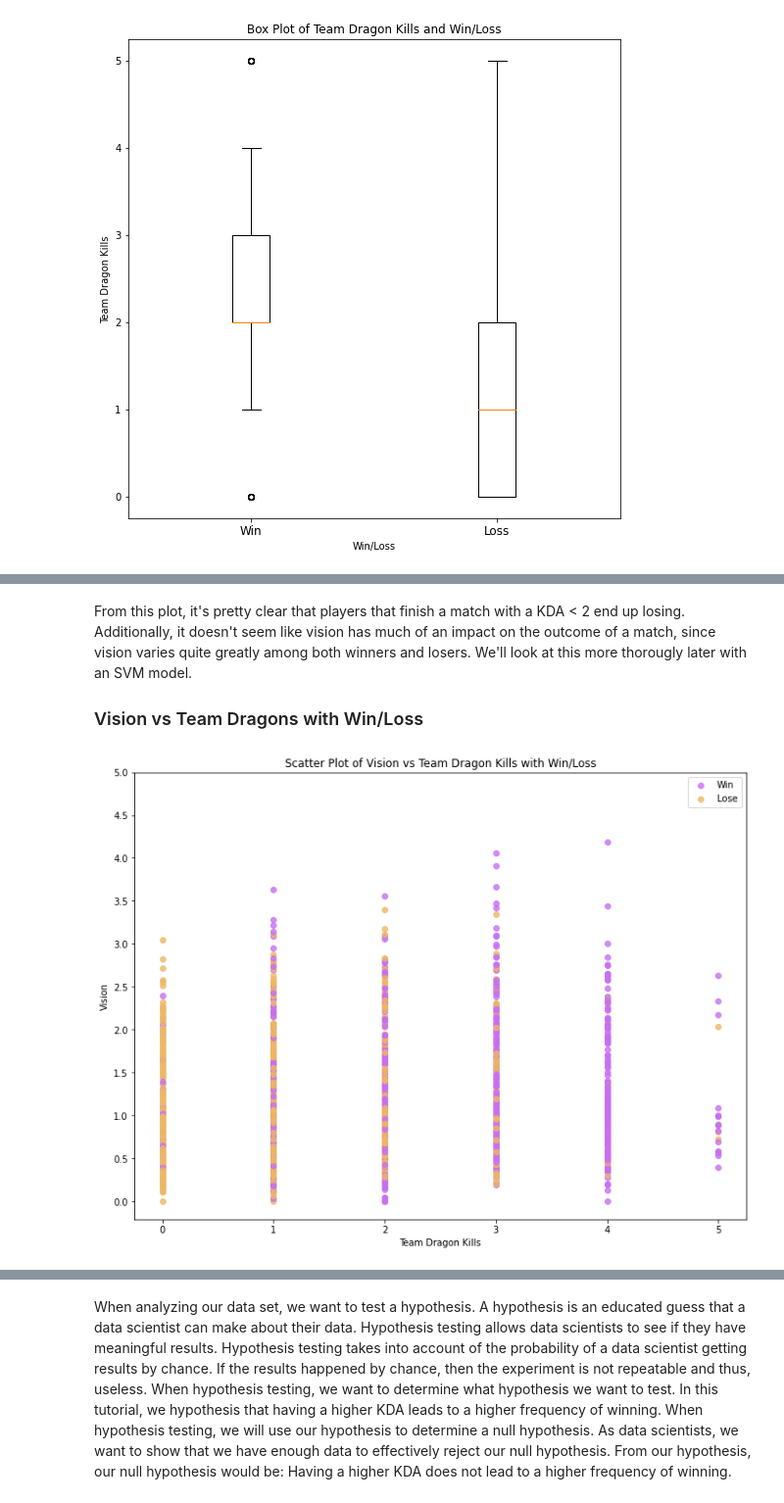
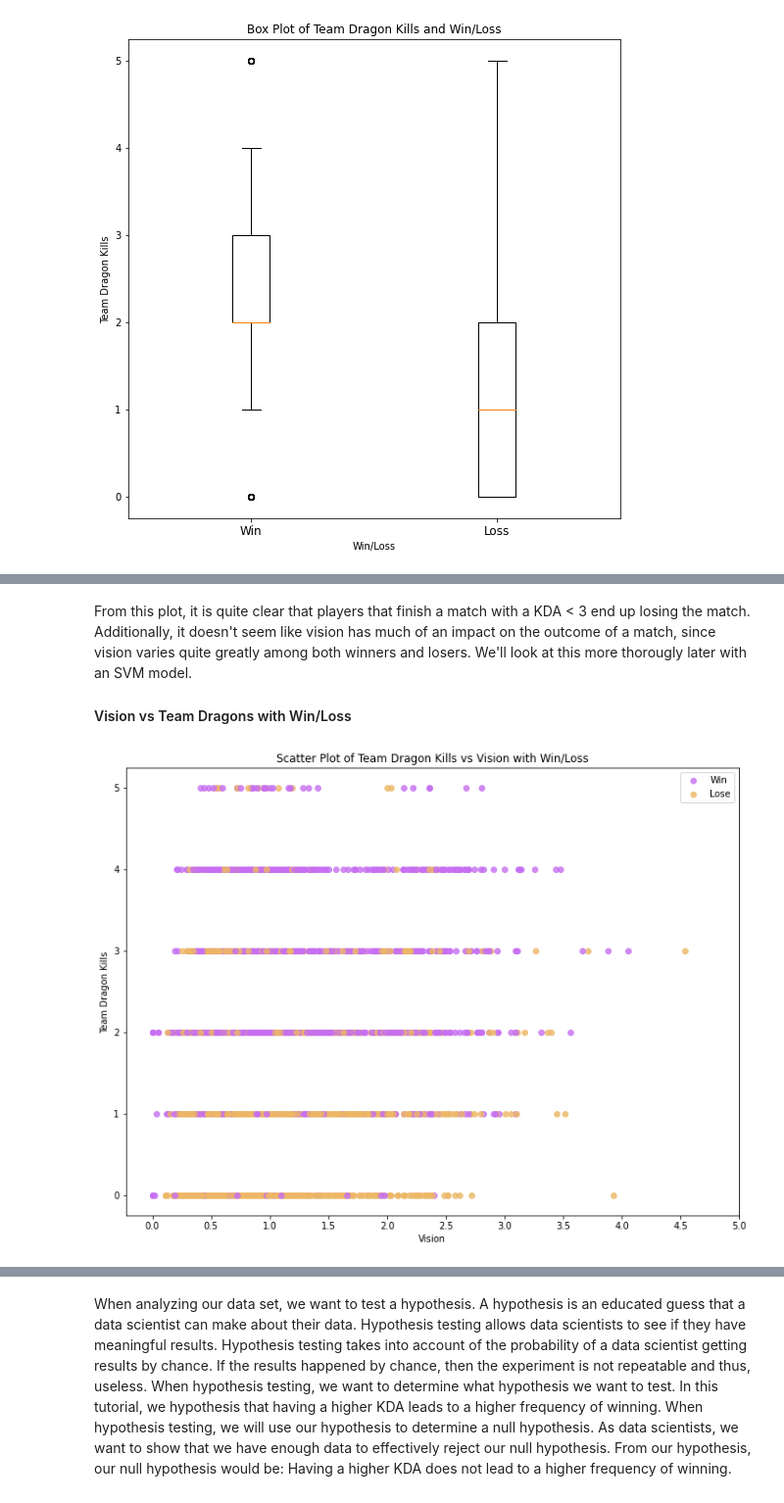
Before and after one commit to dvnmn/320-final-project, a Jupyter notebook: 320_Final_Project.ipynb, the cells around one changed output, grey strips where cells are left out. Shown at 98% size. Drawn from its saved outputs; the diff is of its cells as text; code cells hidden in the pictures.

```diff
--- a/320_Final_Project.ipynb
+++ b/320_Final_Project.ipynb
@@ -344,36 +363,36 @@ plt.show()
 # %% [markdown]
-From this plot, it's pretty clear that players that finish a match with a KDA < 2 end up losing. Additionally, it doesn't seem like vision has much of an impact on the outcome of a match, since vision varies quite greatly among both winners and losers. We'll look at this more thorougly later with an SVM model.
+From this plot, it is quite clear that players that finish a match with a KDA < 3 end up losing the match. Additionally, it doesn't seem like vision has much of an impact on the outcome of a match, since vision varies quite greatly among both winners and losers. We'll look at this more thorougly later with an SVM model.
 
-### Vision vs Team Dragons with Win/Loss
+#### Vision vs Team Dragons with Win/Loss
 # %%
 tCheck = True
 fCheck = True
 
 plt.figure(figsize=(12,9))
 
 for index, row in df.iterrows():
     if row['win'] == True:
         if tCheck == True:
-            plt.scatter(row['team_dragons'], row['vision'], c = '#c76ff2', label = 'Win', alpha = 0.8)
+            plt.scatter(row['vision'], row['team_dragons'], c = '#c76ff2', label = 'Win', alpha = 0.8)
             tCheck = False
         else:
-            plt.scatter(row['team_dragons'], row['vision'], c = '#c76ff2', alpha = 0.8)
+            plt.scatter(row['vision'], row['team_dragons'], c = '#c76ff2', alpha = 0.8)
     else:
         if fCheck == True:
-            plt.scatter(row['team_dragons'], row['vision'], c = '#edb766', label = 'Lose', alpha = 0.8)
+            plt.scatter(row['vision'], row['team_dragons'], c = '#edb766', label = 'Lose', alpha = 0.8)
             fCheck = False
         else:
-            plt.scatter(row['team_dragons'], row['vision'], c = '#edb766', alpha = 0.8)
+            plt.scatter(row['vision'], row['team_dragons'], c = '#edb766', alpha = 0.8)
 
 
-plt.title("Scatter Plot of Vision vs Team Dragon Kills with Win/Loss")
-plt.xlabel("Team Dragon Kills")
-plt.ylabel("Vision")
+plt.title("Scatter Plot of Team Dragon Kills vs Vision with Win/Loss")
+plt.ylabel("Team Dragon Kills")
+plt.xlabel("Vision")
 
-plt.xticks(np.arange(0, 6, 1))
-plt.yticks(np.arange(0, 5.5, 0.5))
+plt.yticks(np.arange(0, 6, 1))
+plt.xticks(np.arange(0, 5.5, 0.5))
 
 plt.legend()
 plt.show()
 # %% [output]
-[figure, old version]
+[figure, new version]
```
Also changed, not shown: parts of 33 cells of this notebook.
